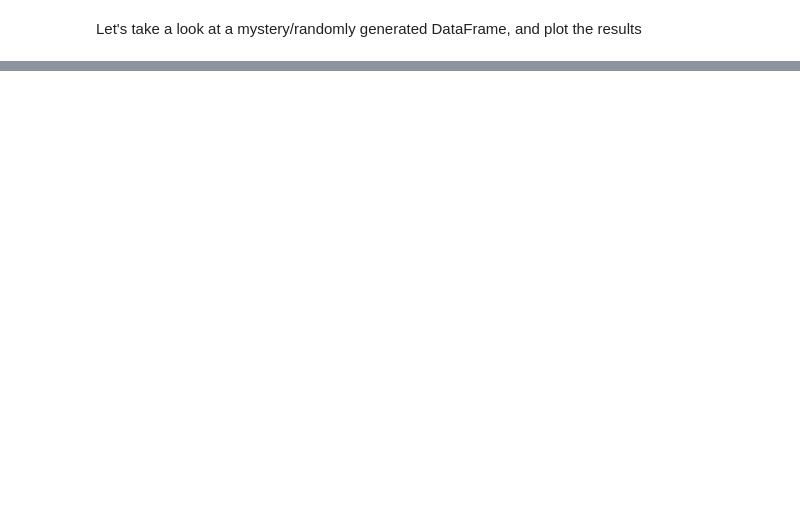
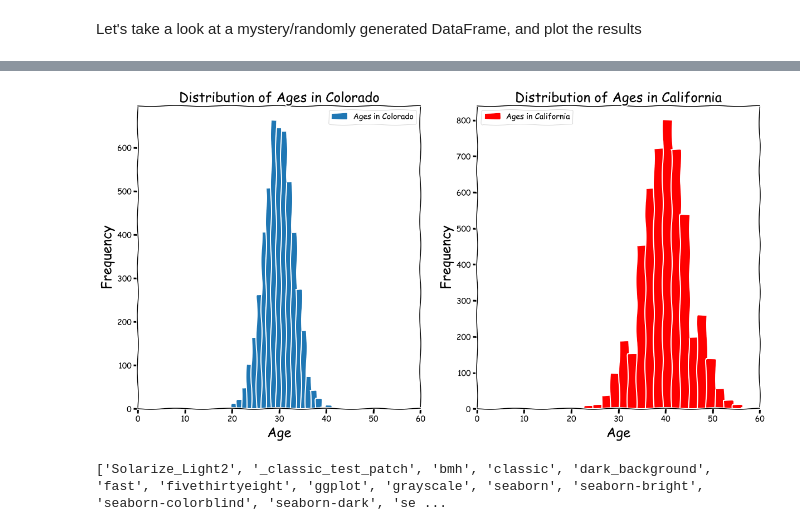
Before and after one commit to bstanton773/kekambas-79_week9day4, a Jupyter notebook: Data_Science_Day_4_Matplotlib-lecture.ipynb, the cells around one changed output, grey strips where cells are left out. Cells and saved outputs as stored; diff of their text form; code cells hidden in the pictures; blank space fills up the shorter version.

```diff
--- a/Data_Science_Day_4_Matplotlib-lecture.ipynb
+++ b/Data_Science_Day_4_Matplotlib-lecture.ipynb
@@ -277,0 +375,27 @@ fig, (ax1, ax2) = plt.subplots(1, 2, figsize=(20, 10))
+# %%
+with plt.xkcd():
+    fig, (ax1, ax2) = plt.subplots(1, 2, figsize=(20, 10))
+
+    # first subplot - histogram for Colorado
+    ax1.hist(df[df['state'] == 'Colorado']['age'], bins=20, label='Ages in Colorado')
+    ax1.set_xlabel('Age', fontsize=24)
+    ax1.set_ylabel('Frequency', fontsize=24)
+    ax1.legend()
+    ax1.set_title('Distribution of Ages in Colorado', fontsize=24)
+    ax1.set_xlim(0,60)
+
+    # Second subplot - histogram for California
+    ax2.hist(df[df['state'] == 'California']['age'], bins=20, color='r', label='Ages in California')
+    ax2.set_xlabel('Age', fontsize=24)
+    ax2.set_ylabel('Frequency', fontsize=24)
+    ax2.legend()
+    ax2.set_title('Distribution of Ages in California', fontsize=24)
+    ax2.set_xlim(0,60)
+
+    plt.show()
+# %% [output]
+[figure, added]
+# %%
+print(plt.style.available)
+# %% [output]
+['Solarize_Light2', '_classic_test_patch', 'bmh', 'classic', 'dark_background', 'fast', 'fivethirtyeight', 'ggplot', 'grayscale', 'seaborn', 'seaborn-bright', 'seaborn-colorblind', 'seaborn-dark', 'se ...
```
Also changed, not shown: parts of 10 cells of this notebook, 4 other files.
